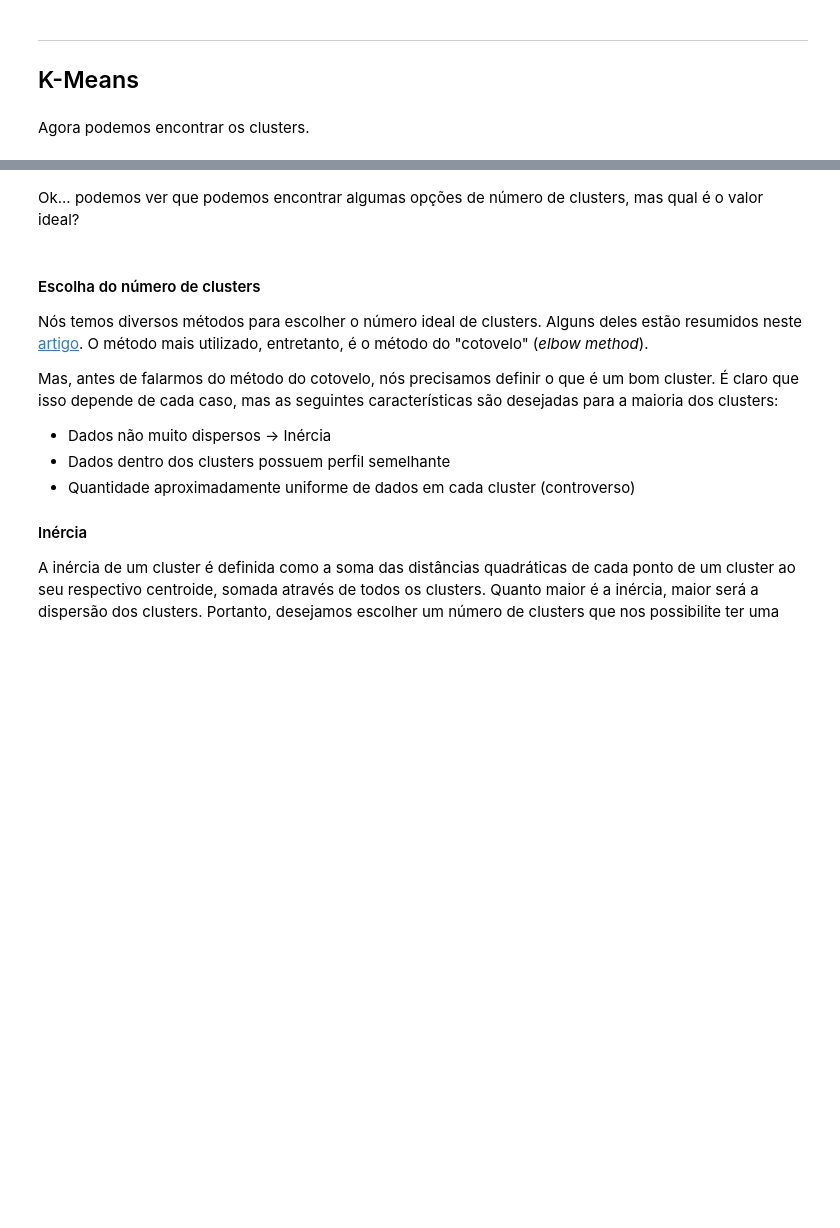
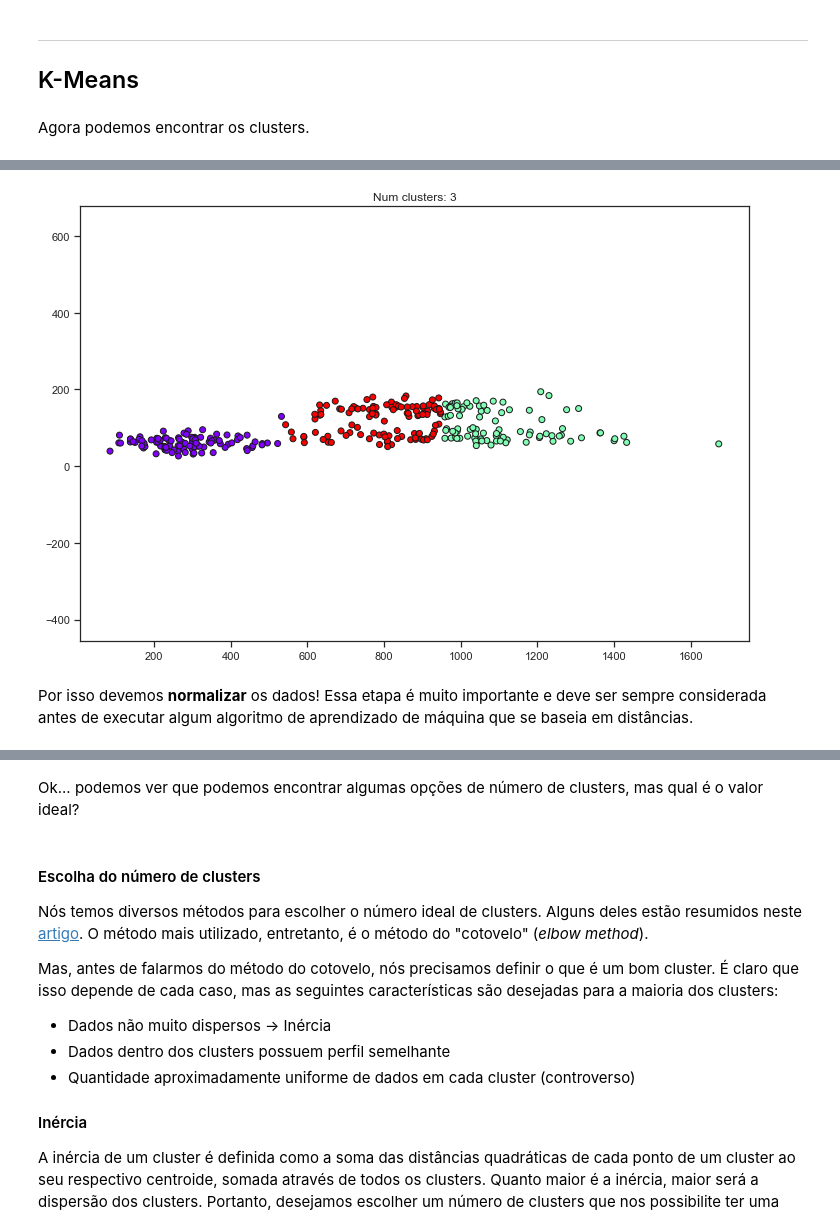
Before and after one commit to somostera/tera-datascience-out2018, a Jupyter notebook: 27-clustering/notebook/aula_tera_clustering_respostas.ipynb, the cells around one changed output, grey strips where cells are left out. Saved outputs shown, nothing was run; the diff lists cells and outputs as text; code cells hidden in the pictures; blank space fills up the shorter version.

```diff
--- a/27-clustering/notebook/aula_tera_clustering_respostas.ipynb
+++ b/27-clustering/notebook/aula_tera_clustering_respostas.ipynb
@@ -169,3 +169,16 @@ Devemos **normalizar** os dados!
+# %%
+plt.scatter(x=df_user_elo7.values[:,0],
+            y=df_user_elo7.values[:,1],
+            c=labels.astype(np.float),
+            cmap='rainbow',
+            edgecolor='k')
+plt.title('Num clusters: {}'.format(n))
+plt.axis('equal')
+plt.show()
+# %% [output]
+[figure, added]
+# %% [markdown]
+Por isso devemos **normalizar** os dados! Essa etapa é muito importante e deve ser sempre considerada antes de executar algum algoritmo de aprendizado de máquina que se baseia em distâncias.
 # %%
 # Vamos normalizar os dados!
 from sklearn.preprocessing import StandardScaler
```
Also changed, not shown: parts of 13 cells of this notebook, 2 other files.
